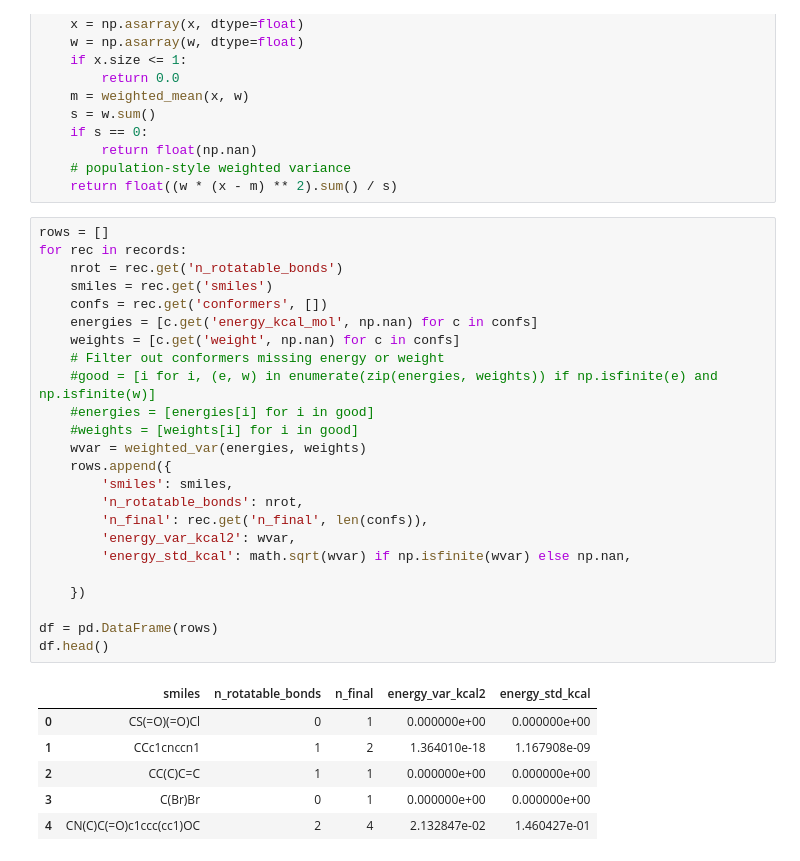
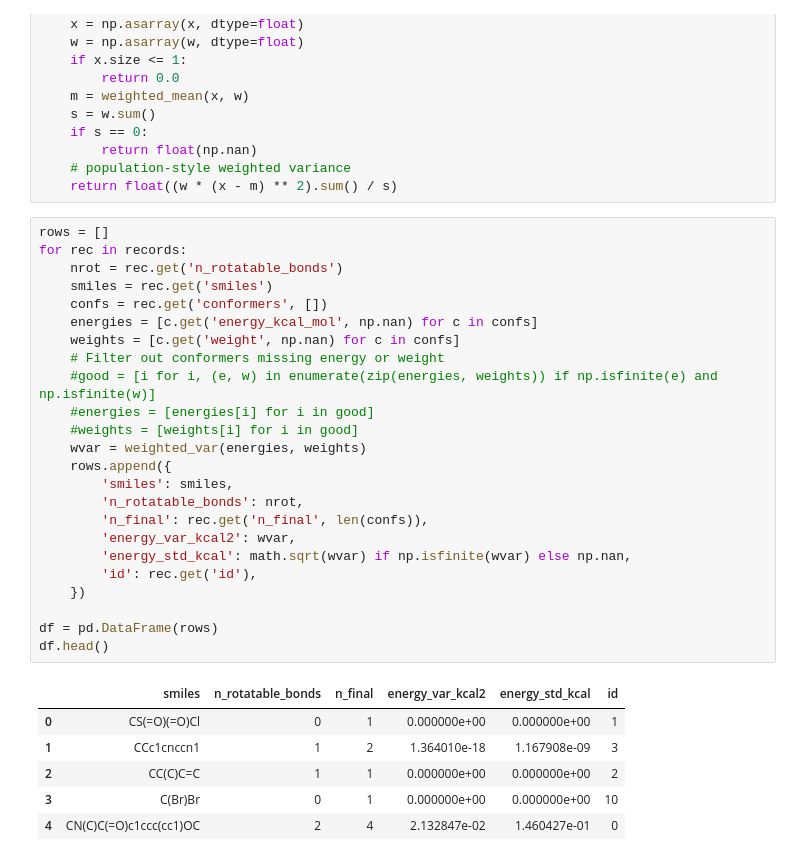
Before and after one commit to amessl/freesolv_gpr, a Jupyter notebook: src/rotatable_bonds_vs_ensemble_variance.ipynb, the cells around one changed output. Cells and saved outputs as stored; diff of their text form.

```diff
--- a/src/rotatable_bonds_vs_ensemble_variance.ipynb
+++ b/src/rotatable_bonds_vs_ensemble_variance.ipynb
@@ -73,31 +96,31 @@ def weighted_var(x, w):
 # %%
 rows = []
 for rec in records:
     nrot = rec.get('n_rotatable_bonds')
     smiles = rec.get('smiles')
     confs = rec.get('conformers', [])
     energies = [c.get('energy_kcal_mol', np.nan) for c in confs]
     weights = [c.get('weight', np.nan) for c in confs]
     # Filter out conformers missing energy or weight
     #good = [i for i, (e, w) in enumerate(zip(energies, weights)) if np.isfinite(e) and np.isfinite(w)]
     #energies = [energies[i] for i in good]
     #weights = [weights[i] for i in good]
     wvar = weighted_var(energies, weights)
     rows.append({
         'smiles': smiles,
         'n_rotatable_bonds': nrot,
         'n_final': rec.get('n_final', len(confs)),
         'energy_var_kcal2': wvar,
         'energy_std_kcal': math.sqrt(wvar) if np.isfinite(wvar) else np.nan,
-
+        'id': rec.get('id'),
     })
 
 df = pd.DataFrame(rows)
 df.head()
 # %% [output]
-|  | smiles | n_rotatable_bonds | n_final | energy_var_kcal2 | energy_std_kcal |
-| 0 | CS(=O)(=O)Cl | 0 | 1 | 0.000000e+00 | 0.000000e+00 |
-| 1 | CCc1cnccn1 | 1 | 2 | 1.364010e-18 | 1.167908e-09 |
-| 2 | CC(C)C=C | 1 | 1 | 0.000000e+00 | 0.000000e+00 |
-| 3 | C(Br)Br | 0 | 1 | 0.000000e+00 | 0.000000e+00 |
-| 4 | CN(C)C(=O)c1ccc(cc1)OC | 2 | 4 | 2.132847e-02 | 1.460427e-01 |
+|  | smiles | n_rotatable_bonds | n_final | energy_var_kcal2 | energy_std_kcal | id |
+| 0 | CS(=O)(=O)Cl | 0 | 1 | 0.000000e+00 | 0.000000e+00 | 1 |
+| 1 | CCc1cnccn1 | 1 | 2 | 1.364010e-18 | 1.167908e-09 | 3 |
+| 2 | CC(C)C=C | 1 | 1 | 0.000000e+00 | 0.000000e+00 | 2 |
+| 3 | C(Br)Br | 0 | 1 | 0.000000e+00 | 0.000000e+00 | 10 |
+| 4 | CN(C)C(=O)c1ccc(cc1)OC | 2 | 4 | 2.132847e-02 | 1.460427e-01 | 0 |
```
Also changed, not shown: parts of 8 cells of this notebook, 6 other files.
